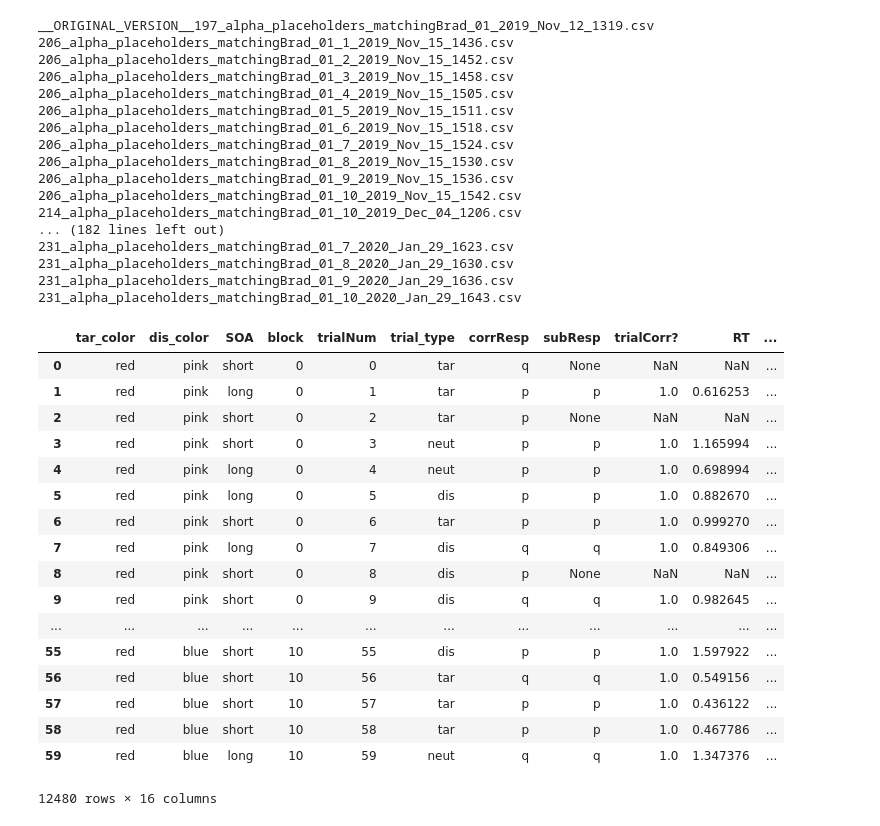
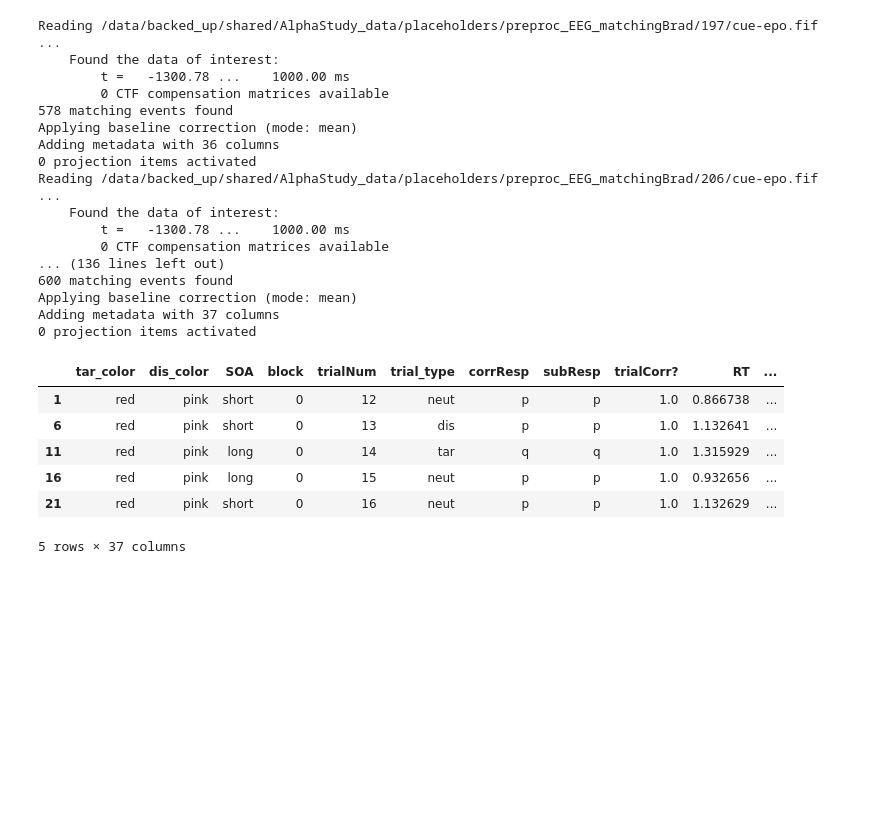
Before and after one commit to HwangLabNeuroCogDynamics/Alpha-Study, a Jupyter notebook: matching_brad/placeholders/alpha_placeholderEEG_behav.ipynb, the cells around one changed output. Drawn from its saved outputs; the diff is of its cells as text; code cells hidden in the pictures; blank space fills up the shorter version.

```diff
--- a/matching_brad/placeholders/alpha_placeholderEEG_behav.ipynb
+++ b/matching_brad/placeholders/alpha_placeholderEEG_behav.ipynb
@@ -26,51 +33,37 @@ allSubs=pd.DataFrame()
 allDfsList=[]
 for sub in subs_list:
     thisSubDf=pd.DataFrame() #compile all of the csv's for ea subject
-    for file in os.listdir(where_files):
-        if (sub in file) and ("TRUNCATED" not in file) and ('compiled' not in file) and ('test' not in file):
-            print(file)
-            thisSub_data=pd.read_csv(where_files+file) #import subject data if filename matches pattern
-            thisSub_data['subject']=sub
-            thisSubDf=thisSubDf.append(thisSub_data)
-    allDfsList.append(thisSubDf)
-    allSubs=allSubs.append(thisSubDf)
+    preproc_Cues=mne.read_epochs(preproc_direc+sub+'/cue-epo.fif')
+    thisSub_data=preproc_Cues.metadata
+    thisSub_data['subject']=sub
+    allDfsList.append(thisSub_data)
+    allSubs=allSubs.append(thisSub_data)
 # %% [output]
-__ORIGINAL_VERSION__197_alpha_placeholders_matchingBrad_01_2019_Nov_12_1319.csv
-206_alpha_placeholders_matchingBrad_01_1_2019_Nov_15_1436.csv
-206_alpha_placeholders_matchingBrad_01_2_2019_Nov_15_1452.csv
-206_alpha_placeholders_matchingBrad_01_3_2019_Nov_15_1458.csv
-206_alpha_placeholders_matchingBrad_01_4_2019_Nov_15_1505.csv
-206_alpha_placeholders_matchingBrad_01_5_2019_Nov_15_1511.csv
-206_alpha_placeholders_matchingBrad_01_6_2019_Nov_15_1518.csv
-206_alpha_placeholders_matchingBrad_01_7_2019_Nov_15_1524.csv
-206_alpha_placeholders_matchingBrad_01_8_2019_Nov_15_1530.csv
-206_alpha_placeholders_matchingBrad_01_9_2019_Nov_15_1536.csv
-206_alpha_placeholders_matchingBrad_01_10_2019_Nov_15_1542.csv
-214_alpha_placeholders_matchingBrad_01_10_2019_Dec_04_1206.csv
-... (182 lines left out)
-231_alpha_placeholders_matchingBrad_01_7_2020_Jan_29_1623.csv
-231_alpha_placeholders_matchingBrad_01_8_2020_Jan_29_1630.csv
-231_alpha_placeholders_matchingBrad_01_9_2020_Jan_29_1636.csv
-231_alpha_placeholders_matchingBrad_01_10_2020_Jan_29_1643.csv
+Reading /data/backed_up/shared/AlphaStudy_data/placeholders/preproc_EEG_matchingBrad/197/cue-epo.fif ...
+    Found the data of interest:
+        t =   -1300.78 ...    1000.00 ms
+        0 CTF compensation matrices available
+578 matching events found
+Applying baseline correction (mode: mean)
+Adding metadata with 36 columns
+0 projection items activated
+Reading /data/backed_up/shared/AlphaStudy_data/placeholders/preproc_EEG_matchingBrad/206/cue-epo.fif ...
+    Found the data of interest:
+        t =   -1300.78 ...    1000.00 ms
+        0 CTF compensation matrices available
+... (136 lines left out)
+600 matching events found
+Applying baseline correction (mode: mean)
+Adding metadata with 37 columns
+0 projection items activated
-# %%
-allSubs
-# %% [output]
-|  | tar_color | dis_color | SOA | block | trialNum | trial_type | corrResp | subResp | trialCorr? | RT | ... |
-| 0 | red | pink | short | 0 | 0 | tar | q | None | NaN | NaN | ... |
-| 1 | red | pink | long | 0 | 1 | tar | p | p | 1.0 | 0.616253 | ... |
-| 2 | red | pink | short | 0 | 2 | tar | p | None | NaN | NaN | ... |
-| 3 | red | pink | short | 0 | 3 | neut | p | p | 1.0 | 1.165994 | ... |
-| 4 | red | pink | long | 0 | 4 | neut | p | p | 1.0 | 0.698994 | ... |
-| 5 | red | pink | long | 0 | 5 | dis | p | p | 1.0 | 0.882670 | ... |
-| 6 | red | pink | short | 0 | 6 | tar | p | p | 1.0 | 0.999270 | ... |
-| 7 | red | pink | long | 0 | 7 | dis | q | q | 1.0 | 0.849306 | ... |
-| 8 | red | pink | short | 0 | 8 | dis | p | None | NaN | NaN | ... |
-| 9 | red | pink | short | 0 | 9 | dis | q | q | 1.0 | 0.982645 | ... |
-| ... | ... | ... | ... | ... | ... | ... | ... | ... | ... | ... | ... |
-| 55 | red | blue | short | 10 | 55 | dis | p | p | 1.0 | 1.597922 | ... |
-| 56 | red | blue | short | 10 | 56 | tar | q | q | 1.0 | 0.549156 | ... |
-| 57 | red | blue | short | 10 | 57 | tar | p | p | 1.0 | 0.436122 | ... |
-| 58 | red | blue | short | 10 | 58 | tar | p | p | 1.0 | 0.467786 | ... |
-| 59 | red | blue | long | 10 | 59 | neut | q | q | 1.0 | 1.347376 | ... |
-12480 rows × 16 columns
+# %%
+allDfsList[0].head()
+# %% [output]
+|  | tar_color | dis_color | SOA | block | trialNum | trial_type | corrResp | subResp | trialCorr? | RT | ... |
+| 1 | red | pink | short | 0 | 12 | neut | p | p | 1.0 | 0.866738 | ... |
+| 6 | red | pink | short | 0 | 13 | dis | p | p | 1.0 | 1.132641 | ... |
+| 11 | red | pink | long | 0 | 14 | tar | q | q | 1.0 | 1.315929 | ... |
+| 16 | red | pink | long | 0 | 15 | neut | p | p | 1.0 | 0.932656 | ... |
+| 21 | red | pink | short | 0 | 16 | neut | p | p | 1.0 | 1.132629 | ... |
+5 rows × 37 columns
 # %%
```
Also changed, not shown: parts of 8 cells of this notebook, 8 other files.
